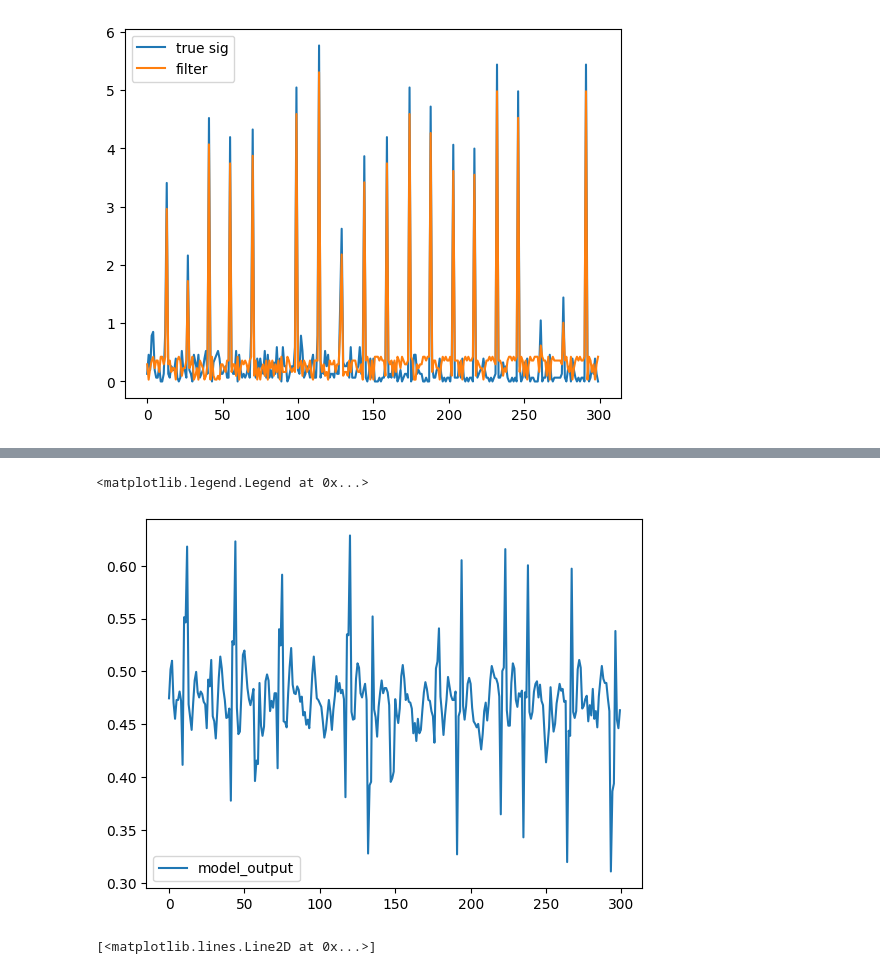
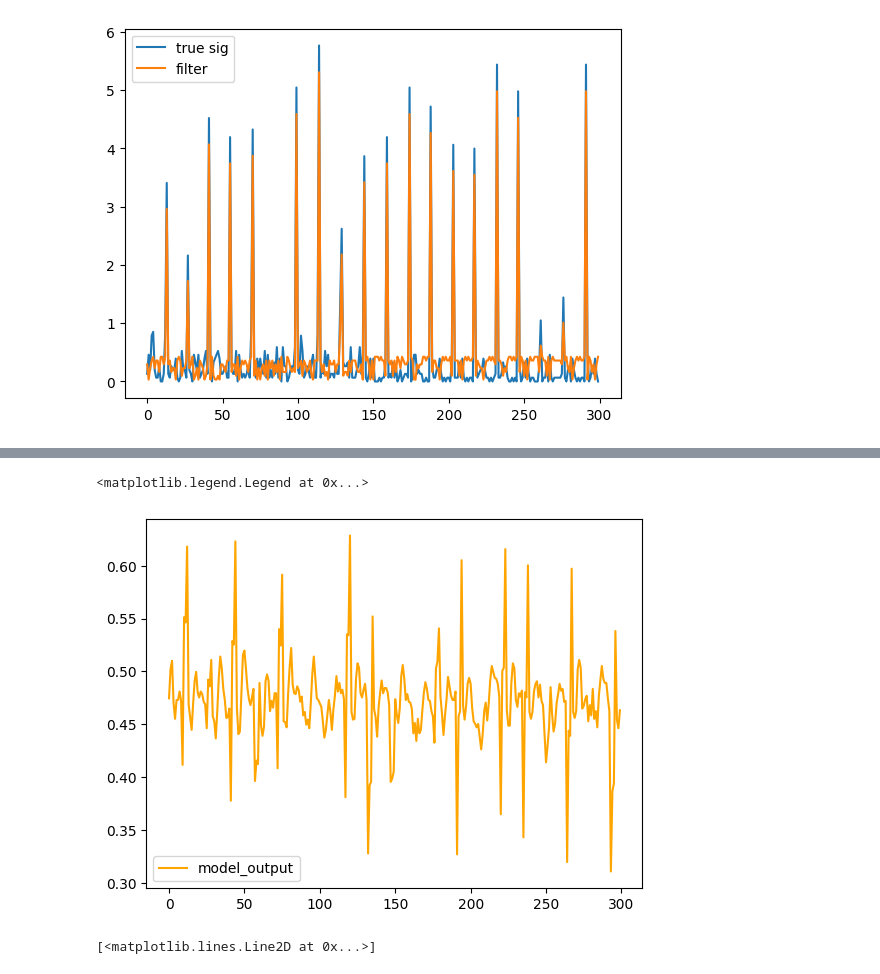
Before and after one commit to s180820/Eulerian_Magnificaiton, a Jupyter notebook: Code/Dev_notebooks/new_test.ipynb, the cells around one changed output, grey strips where cells are left out. Cells and saved outputs as stored; diff of their text form; code cells hidden in the pictures.

```diff
--- a/Code/Dev_notebooks/new_test.ipynb
+++ b/Code/Dev_notebooks/new_test.ipynb
@@ -248,9 +346,9 @@ See the caveats in the documentation: https://pandas.pydata.org/pandas-docs/stab
 # %%
-plt.plot(model_output, label="model_output")
+plt.plot(model_output, label="model_output", c='orange')
 plt.legend()
 # %% [output]
 <matplotlib.legend.Legend at 0x...>
-[figure, old version]
+[figure, new version]
 # %%
 plt.plot(signal[300:600])
 # %% [output]
```
Also changed, not shown: parts of 19 cells of this notebook, 4 other files.
